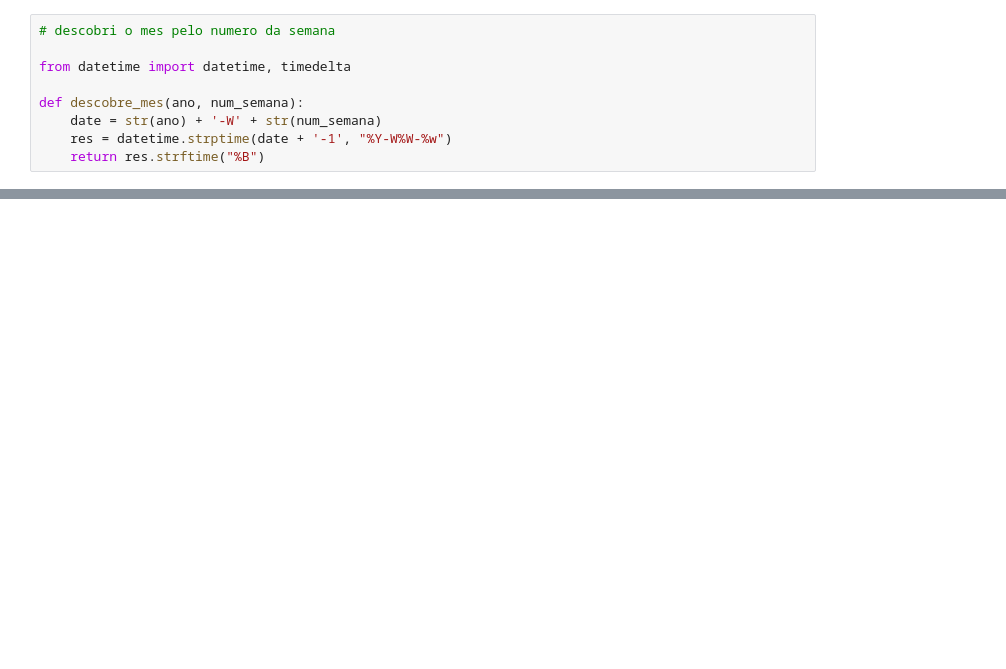
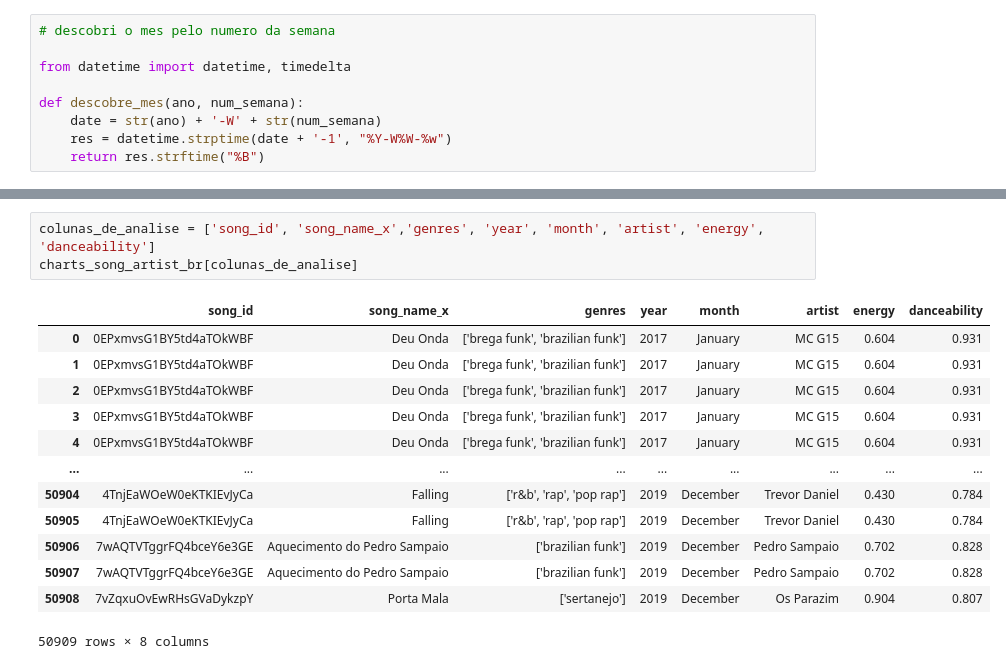
Before and after one commit to laryyssa/si_data-visualisation, a Jupyter notebook: analysis/question1.ipynb, the cells around one changed output, grey strips where cells are left out. Saved outputs shown, nothing was run; the diff lists cells and outputs as text; blank space fills up the shorter version.

```diff
--- a/analysis/question1.ipynb
+++ b/analysis/question1.ipynb
@@ -96 +104,18 @@ charts_brasil_songs[colunas_de_analise].tail()
+# %%
+colunas_de_analise = ['song_id', 'song_name_x','genres', 'year', 'month', 'artist', 'energy', 'danceability']
+charts_song_artist_br[colunas_de_analise]
+# %% [output]
+|  | song_id | song_name_x | genres | year | month | artist | energy | danceability |
+| 0 | 0EPxmvsG1BY5td4aTOkWBF | Deu Onda | ['brega funk', 'brazilian funk'] | 2017 | January | MC G15 | 0.604 | 0.931 |
+| 1 | 0EPxmvsG1BY5td4aTOkWBF | Deu Onda | ['brega funk', 'brazilian funk'] | 2017 | January | MC G15 | 0.604 | 0.931 |
+| 2 | 0EPxmvsG1BY5td4aTOkWBF | Deu Onda | ['brega funk', 'brazilian funk'] | 2017 | January | MC G15 | 0.604 | 0.931 |
+| 3 | 0EPxmvsG1BY5td4aTOkWBF | Deu Onda | ['brega funk', 'brazilian funk'] | 2017 | January | MC G15 | 0.604 | 0.931 |
+| 4 | 0EPxmvsG1BY5td4aTOkWBF | Deu Onda | ['brega funk', 'brazilian funk'] | 2017 | January | MC G15 | 0.604 | 0.931 |
+| ... | ... | ... | ... | ... | ... | ... | ... | ... |
+| 50904 | 4TnjEaWOeW0eKTKIEvJyCa | Falling | ['r&b', 'rap', 'pop rap'] | 2019 | December | Trevor Daniel | 0.430 | 0.784 |
+| 50905 | 4TnjEaWOeW0eKTKIEvJyCa | Falling | ['r&b', 'rap', 'pop rap'] | 2019 | December | Trevor Daniel | 0.430 | 0.784 |
+| 50906 | 7wAQTVTggrFQ4bceY6e3GE | Aquecimento do Pedro Sampaio | ['brazilian funk'] | 2019 | December | Pedro Sampaio | 0.702 | 0.828 |
+| 50907 | 7wAQTVTggrFQ4bceY6e3GE | Aquecimento do Pedro Sampaio | ['brazilian funk'] | 2019 | December | Pedro Sampaio | 0.702 | 0.828 |
+| 50908 | 7vZqxuOvEwRHsGVaDykzpY | Porta Mala | ['sertanejo'] | 2019 | December | Os Parazim | 0.904 | 0.807 |
+50909 rows × 8 columns
 # %%
```
Also changed, not shown: parts of 12 cells of this notebook, 1 other file.
